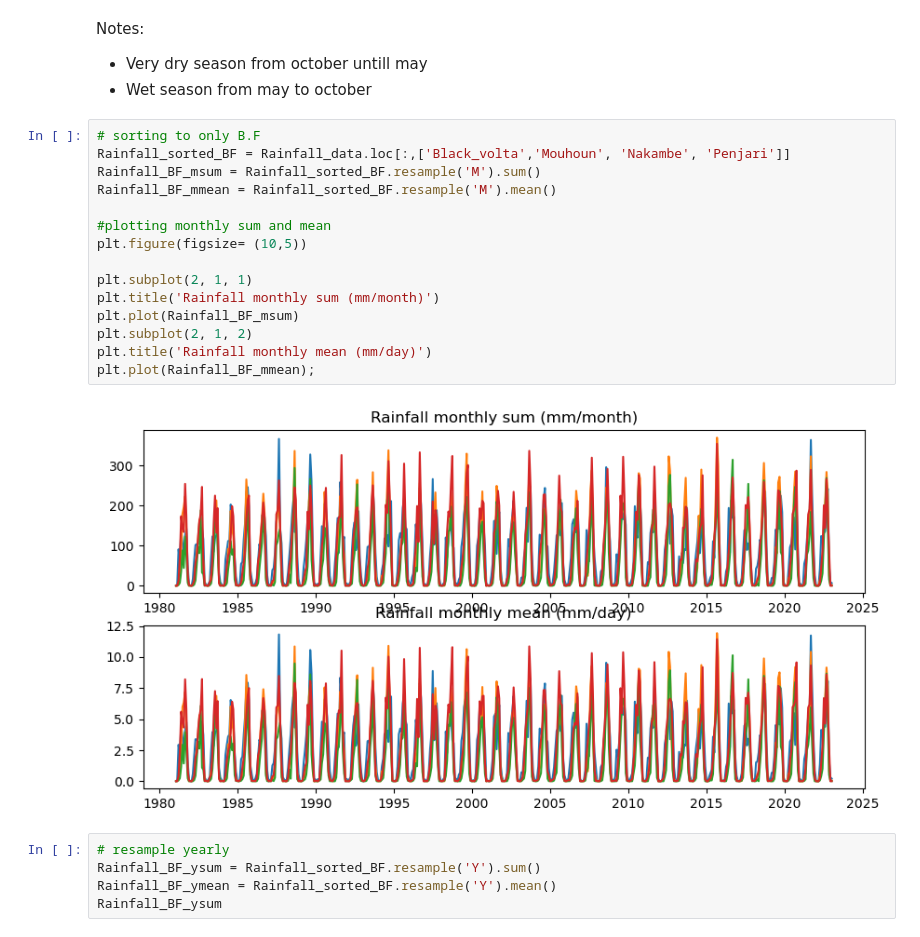
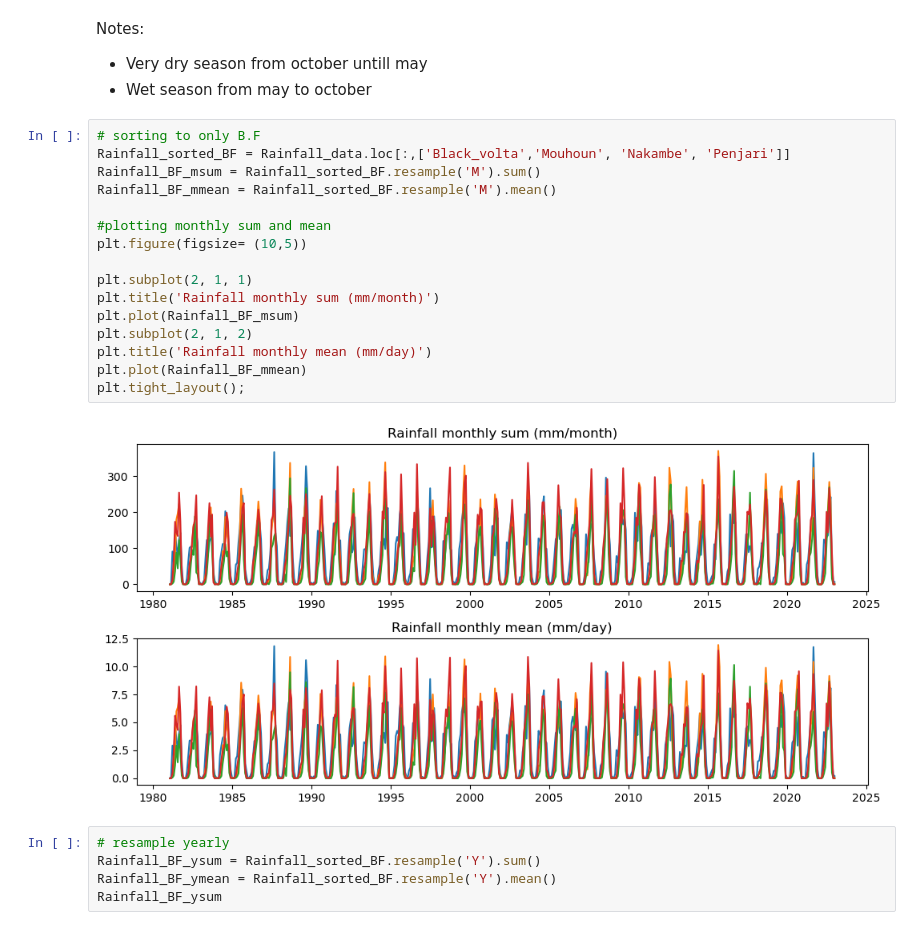
Before and after one commit to Daafip/Volta-burkina-faso, a Jupyter notebook: data/rainfall data volta/Data_hydrologu_BF.ipynb, the cells around one changed output. Cells and saved outputs as stored; diff of their text form.

```diff
--- a/data/rainfall data volta/Data_hydrologu_BF.ipynb
+++ b/data/rainfall data volta/Data_hydrologu_BF.ipynb
@@ -110,20 +110,21 @@ Notes:
 # %%
 # sorting to only B.F
 Rainfall_sorted_BF = Rainfall_data.loc[:,['Black_volta','Mouhoun', 'Nakambe', 'Penjari']]
 Rainfall_BF_msum = Rainfall_sorted_BF.resample('M').sum()
 Rainfall_BF_mmean = Rainfall_sorted_BF.resample('M').mean()
 
 #plotting monthly sum and mean
 plt.figure(figsize= (10,5))
 
 plt.subplot(2, 1, 1)
 plt.title('Rainfall monthly sum (mm/month)')
 plt.plot(Rainfall_BF_msum)
 plt.subplot(2, 1, 2)
 plt.title('Rainfall monthly mean (mm/day)')
-plt.plot(Rainfall_BF_mmean);
+plt.plot(Rainfall_BF_mmean)
+plt.tight_layout();
 # %% [output]
-[figure, old version]
+[figure, new version]
 # %%
 # resample yearly
 Rainfall_BF_ysum = Rainfall_sorted_BF.resample('Y').sum()
```
Also changed, not shown: parts of 5 cells of this notebook.
